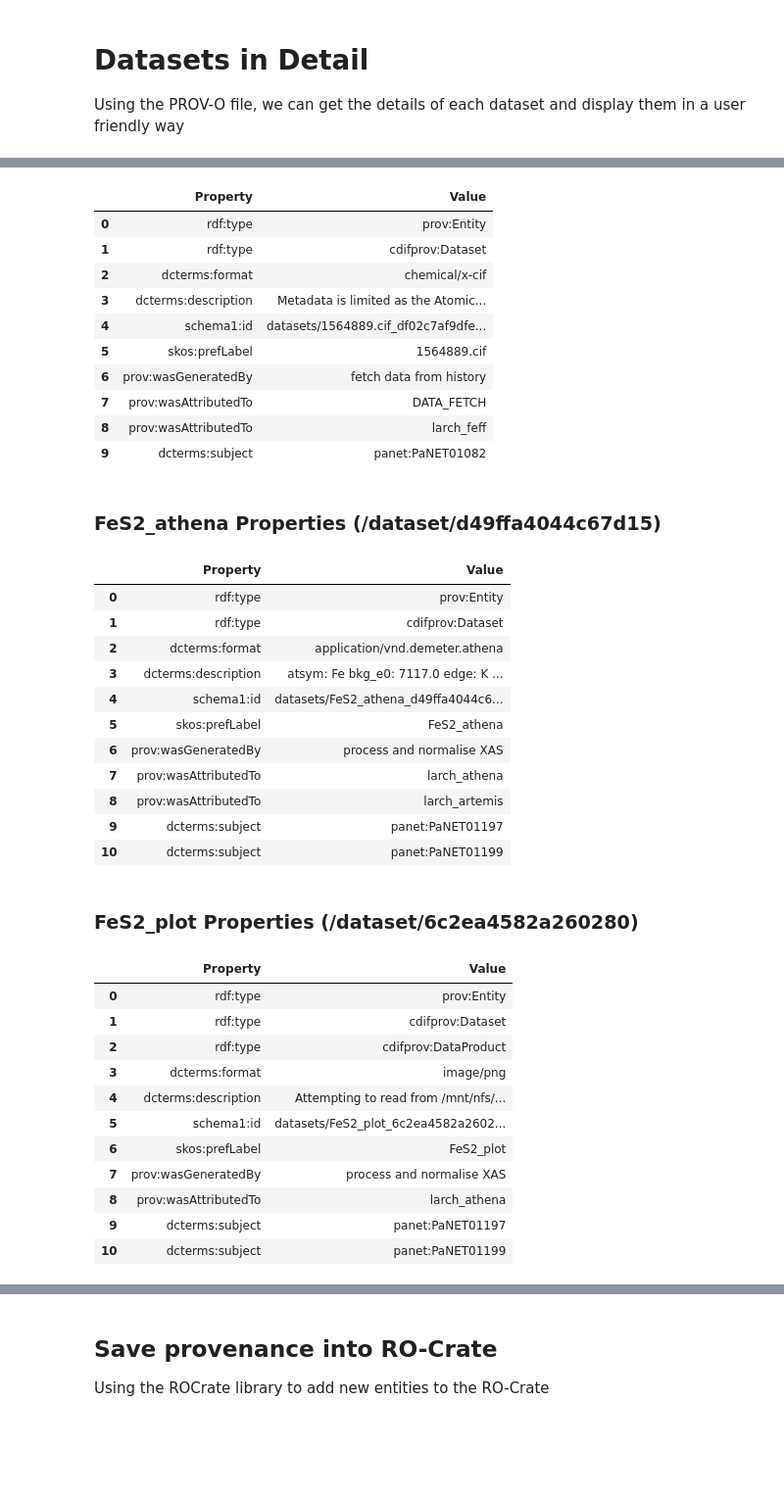
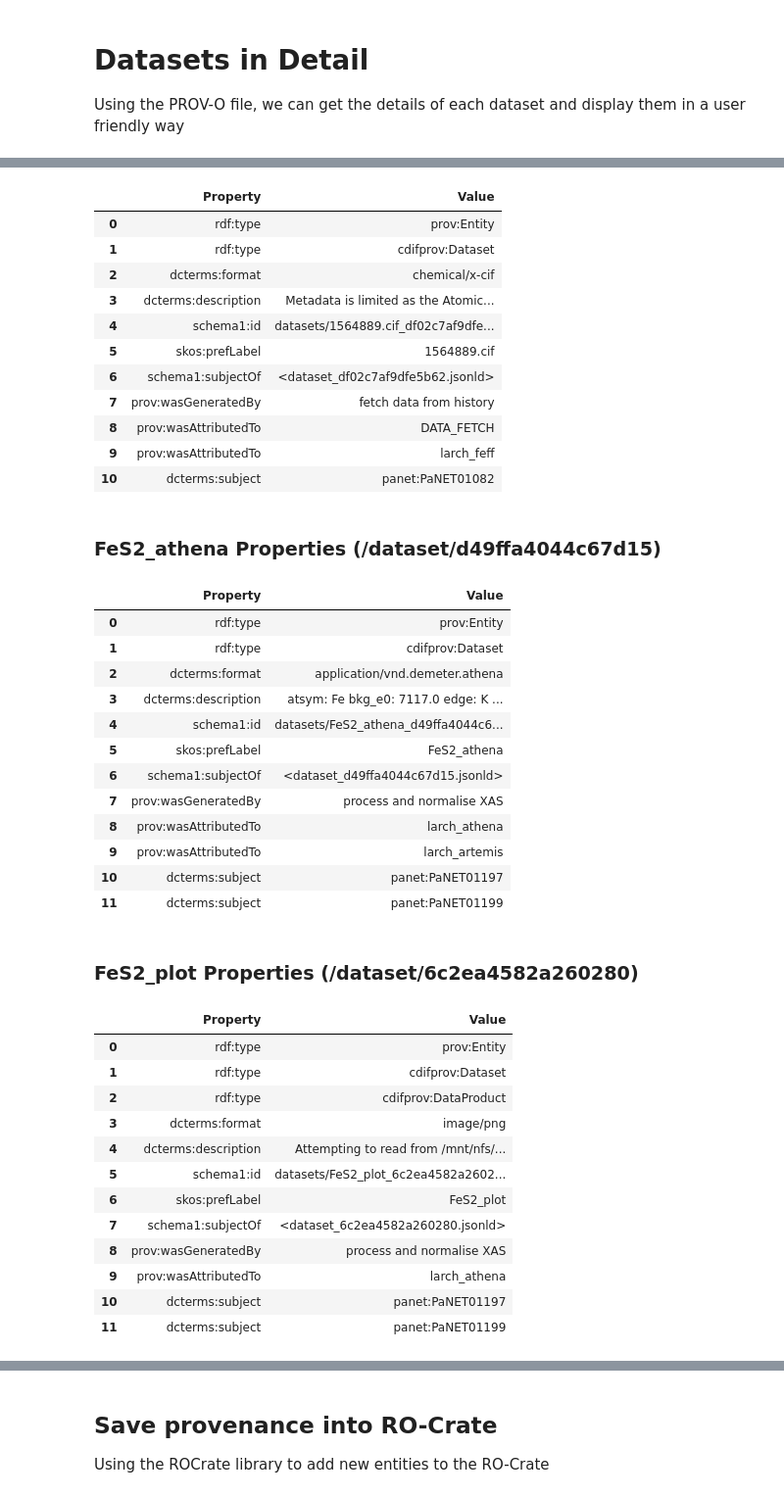
Before and after one commit to UK-Catalysis-Hub/XAS-Workflow-Demo, a Jupyter notebook: RO-Crate_processing/RO_Crate_Processing.ipynb, the cells around one changed output, grey strips where cells are left out. Shown at 98% size. Drawn from its saved outputs; the diff is of its cells as text; code cells hidden in the pictures; blank space fills up the shorter version.

```diff
--- a/RO-Crate_processing/RO_Crate_Processing.ipynb
+++ b/RO-Crate_processing/RO_Crate_Processing.ipynb
@@ -16,13 +16,11 @@ from rdflib import Graph, Namespace, URIRef, Literal
 from rdflib.namespace import RDF, RDFS, XSD, DCTERMS
 import json
 
-
 # library to support visualisation of graphs
 from rdflib.extras.external_graph_libs import rdflib_to_networkx_graph
 
 # pyvis used to display the graphs
 from pyvis.network import Network
-
 
 # Namespaces
 PROV = Namespace("http://www.w3.org/ns/prov#")
@@ -163,11 +161,11 @@ def custom_labels(a_graph):
 
 def cdif_activities(a_graph):
     for an_activity in a_graph.subjects(RDF.type, PROV.Activity):
-        print(f"Activity {an_activity}")
+        #print(f"Activity {an_activity}")
         for an_agent in a_graph.objects(an_activity, PROV.wasAssociatedWith):
-            print(f"Activity {an_activity} associated with {an_agent}")
+            #print(f"Activity {an_activity} associated with {an_agent}")
             for agent_label in a_graph.objects(an_agent, RDFS.label):
-                print(f"Agent label: {agent_label}")
+                #print(f"Agent label: {agent_label}")
                 d_label = str(agent_label)
                 cdif_type = CDIFPROV.Analysis
                 if d_label == "larch_athena":
@@ -381,6 +379,8 @@ def roc_provo(crate_path, out_path, output_file="galaxy_run_prov.ttl"):
         g.add((ent_uri, SKOS.prefLabel, Literal(a_ds['name']) ))
         if a_ds['extension'] in data_products:
             g.add((ent_uri, RDF.type, CDIFPROV.DataProduct))
+        # placeholder for external file describing the ds in detail:
+        g.add((ent_uri, SCHEMA.subjectOf, URIRef(f"{str(ent_uri)[1:].replace('/','_')}.jsonld")))
 
     # Add the missing links to inputs
     for a_job in invoked_jobs:
@@ -883,6 +869,7 @@ ORDER BY ?step
 """
 qres = roc_graph.query(step_datasets_qry)
 
+ds_jsons=[]
 
 for step, a_ds, activity,  in qres:
     #print(str(step), str(dataset), str(activity))
@@ -899,16 +886,25 @@ for step, a_ds, activity,  in qres:
         "skos": str(SKOS),
         "rdfs": str(RDFS),
         "dcterms": str(DCTERMS),
-        "panet": str(PANET)
+        "panet": str(PANET),
+        "cdifprov": str(CDIFPROV)
     }
-    save_json = Path(output_path, f"{str(a_ds).replace('/','_')}.jsonld")
 
-
+    json_file = f"{str(a_ds)[1:].replace('/','_')}.jsonld"
+    save_json = Path(output_path, json_file)
+    ds_jsons.append(json_file)
 
     new_graph = Graph()
+    subj_id = URIRef(json_file)
+
     for p, o in ds_properties:
-        new_graph.add((a_ds,p,o))
+        if not "prov" in str(p) :
+            new_graph.add((subj_id,p,o))
     #actual_context = extract_namespaces(new_graph)
+    new_graph.add((subj_id, SCHEMA.about, a_ds) )
+    # highlight as a creativework?
+    new_graph.add((subj_id, RDF.type, SCHEMA.CreativeWork) )
+
     new_graph.serialize(destination=save_json, format="json-ld",
                 context= graph_context, auto_compact=True, indent=2)
 # %% [output]
@@ -927,28 +924,30 @@ fes2_rt01_mar02.xmu Properties (/dataset/df0bac1ee137448a)
 1564889.cif Properties (/dataset/df02c7af9dfe5b62)
 |  | Property | Value |
 | 0 | rdf:type | prov:Entity |
 | 1 | rdf:type | cdifprov:Dataset |
 | 2 | dcterms:format | chemical/x-cif |
 | 3 | dcterms:description | Metadata is limited as the Atomic... |
 | 4 | schema1:id | datasets/1564889.cif_df02c7af9dfe... |
 | 5 | skos:prefLabel | 1564889.cif |
-| 6 | prov:wasGeneratedBy | fetch data from history |
-| 7 | prov:wasAttributedTo | DATA_FETCH |
-| 8 | prov:wasAttributedTo | larch_feff |
-| 9 | dcterms:subject | panet:PaNET01082 |
+| 6 | schema1:subjectOf | <dataset_df02c7af9dfe5b62.jsonld> |
+| 7 | prov:wasGeneratedBy | fetch data from history |
+| 8 | prov:wasAttributedTo | DATA_FETCH |
+| 9 | prov:wasAttributedTo | larch_feff |
+| 10 | dcterms:subject | panet:PaNET01082 |
 FeS2_athena Properties (/dataset/d49ffa4044c67d15)
 |  | Property | Value |
 | 0 | rdf:type | prov:Entity |
 | 1 | rdf:type | cdifprov:Dataset |
 | 2 | dcterms:format | application/vnd.demeter.athena |
 | 3 | dcterms:description | atsym: Fe bkg_e0: 7117.0 edge: K ... |
 | 4 | schema1:id | datasets/FeS2_athena_d49ffa4044c6... |
 | 5 | skos:prefLabel | FeS2_athena |
-| 6 | prov:wasGeneratedBy | process and normalise XAS |
-| 7 | prov:wasAttributedTo | larch_athena |
-| 8 | prov:wasAttributedTo | larch_artemis |
-| 9 | dcterms:subject | panet:PaNET01197 |
-| 10 | dcterms:subject | panet:PaNET01199 |
+| 6 | schema1:subjectOf | <dataset_d49ffa4044c67d15.jsonld> |
+| 7 | prov:wasGeneratedBy | process and normalise XAS |
+| 8 | prov:wasAttributedTo | larch_athena |
+| 9 | prov:wasAttributedTo | larch_artemis |
+| 10 | dcterms:subject | panet:PaNET01197 |
+| 11 | dcterms:subject | panet:PaNET01199 |
 FeS2_plot Properties (/dataset/6c2ea4582a260280)
 |  | Property | Value |
 | 0 | rdf:type | prov:Entity |
@@ -958,10 +957,11 @@ FeS2_plot Properties (/dataset/6c2ea4582a260280)
 | 4 | dcterms:description | Attempting to read from /mnt/nfs/... |
 | 5 | schema1:id | datasets/FeS2_plot_6c2ea4582a2602... |
 | 6 | skos:prefLabel | FeS2_plot |
-| 7 | prov:wasGeneratedBy | process and normalise XAS |
-| 8 | prov:wasAttributedTo | larch_athena |
-| 9 | dcterms:subject | panet:PaNET01197 |
-| 10 | dcterms:subject | panet:PaNET01199 |
+| 7 | schema1:subjectOf | <dataset_6c2ea4582a260280.jsonld> |
+| 8 | prov:wasGeneratedBy | process and normalise XAS |
+| 9 | prov:wasAttributedTo | larch_athena |
+| 10 | dcterms:subject | panet:PaNET01197 |
+| 11 | dcterms:subject | panet:PaNET01199 |
 FEFF input of 1564889.cif Properties (/dataset/409c0d24534294d8)
 |  | Property | Value |
 | 0 | rdf:type | prov:Entity |
```
Also changed, not shown: parts of 4 cells of this notebook, 1 other file.
